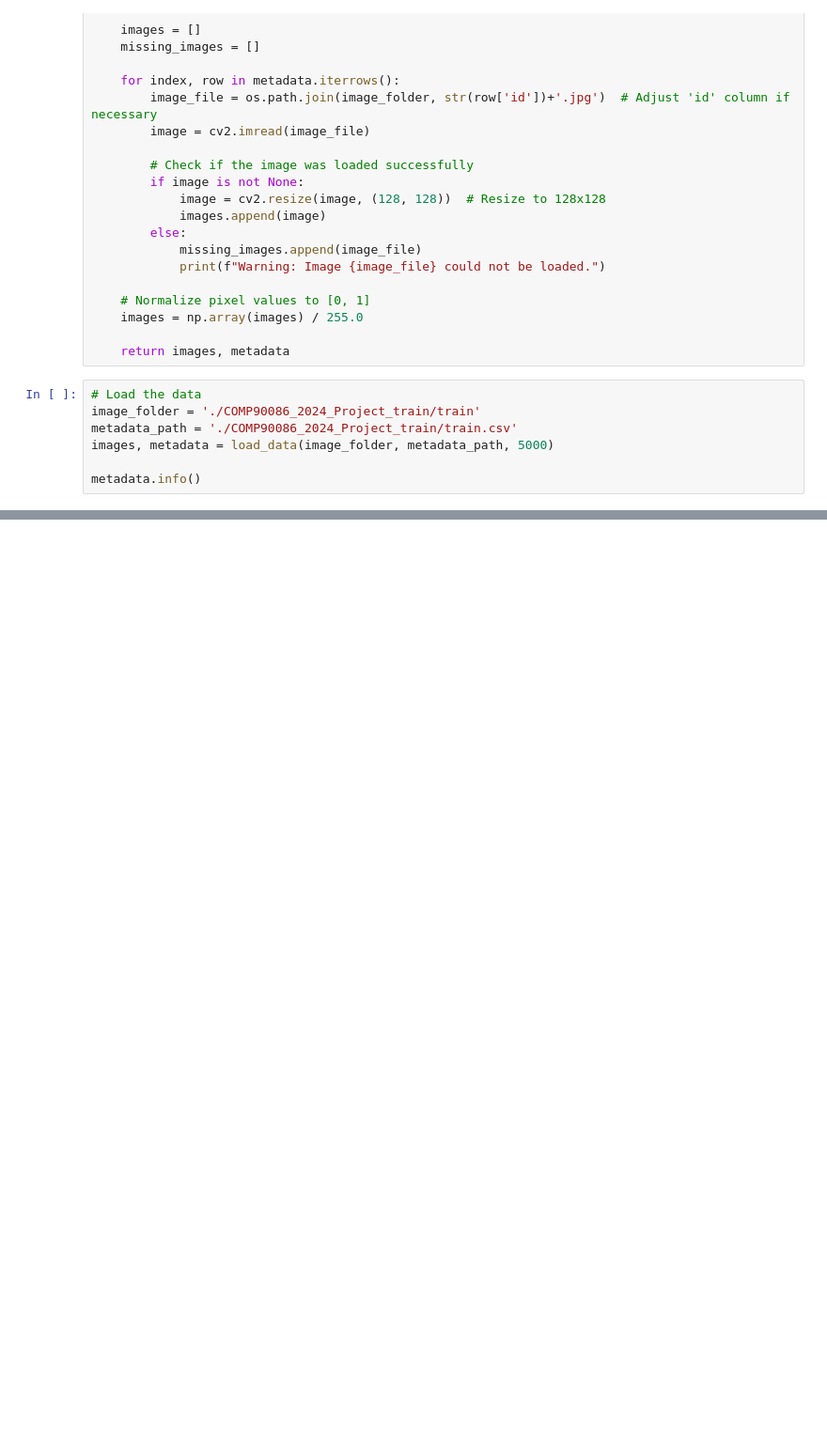
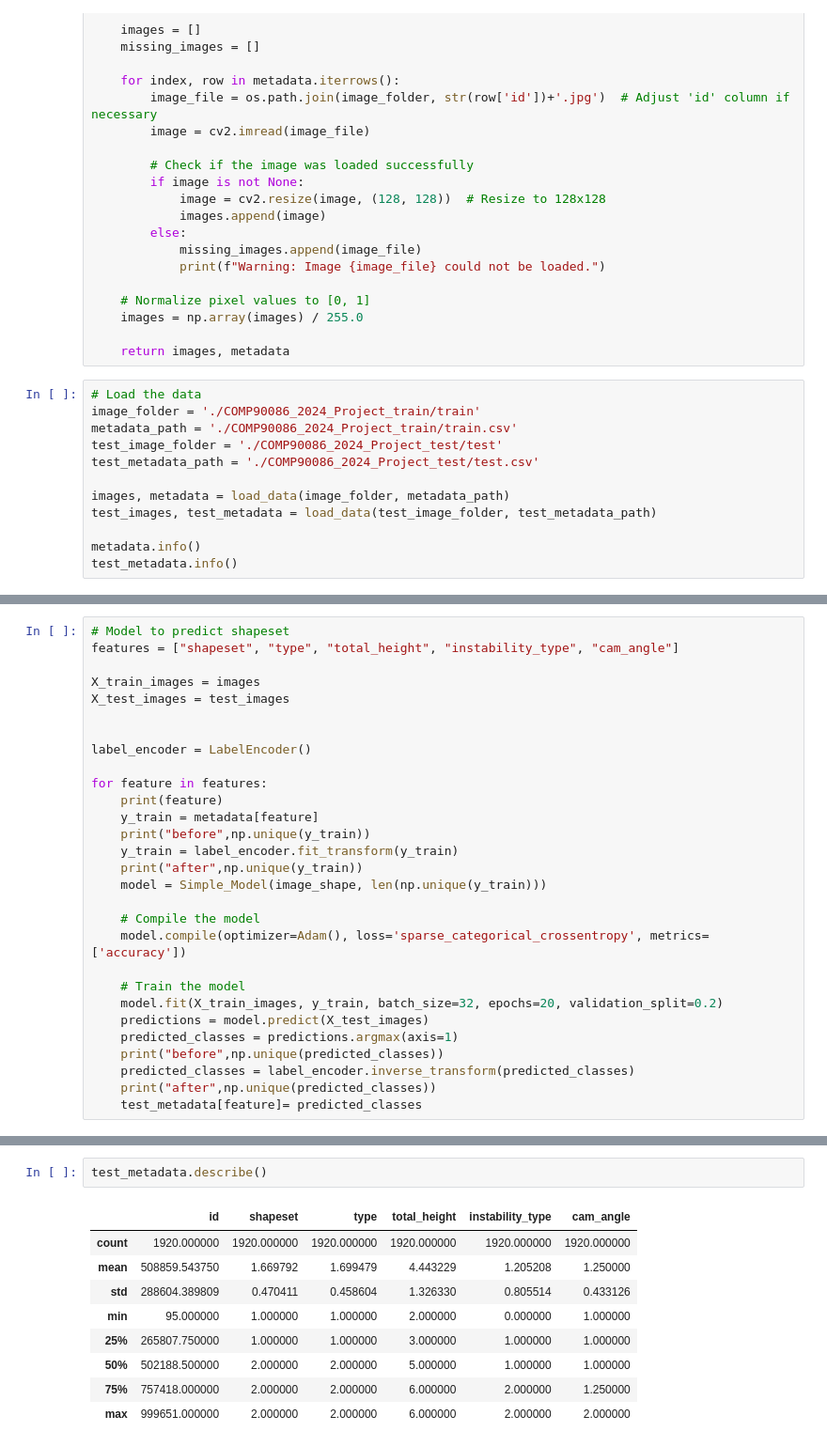
Before and after one commit to riwazudas/ComputerVisionProject, a Jupyter notebook: simpleNN.ipynb, the cells around one changed output, grey strips where cells are left out. Shown: that part at 94% size. Drawn from its saved outputs; the diff is of its cells as text; blank space fills up the shorter version.

Commit message:
added metadata models

```diff
--- a/simpleNN.ipynb
+++ b/simpleNN.ipynb
@@ -45,8 +46,13 @@ def load_data(image_folder, metadata_path, num_samples=None):
 # Load the data
 image_folder = './COMP90086_2024_Project_train/train'
 metadata_path = './COMP90086_2024_Project_train/train.csv'
-images, metadata = load_data(image_folder, metadata_path, 5000)
+test_image_folder = './COMP90086_2024_Project_test/test'
+test_metadata_path = './COMP90086_2024_Project_test/test.csv'
+
+images, metadata = load_data(image_folder, metadata_path)
+test_images, test_metadata = load_data(test_image_folder, test_metadata_path)
 
 metadata.info()
+test_metadata.info()
 # %% [output]
 <class 'pandas.core.frame.DataFrame'>
@@ -128,0 +165,29 @@ model.compile(optimizer=Adam(learning_rate=0.001), loss='mean_squared_error', me
+# %%
+# Model to predict shapeset
+features = ["shapeset", "type", "total_height", "instability_type", "cam_angle"]
+
+X_train_images = images
+X_test_images = test_images
+
+
+label_encoder = LabelEncoder()
+
+for feature in features:
+    print(feature)
+    y_train = metadata[feature]
+    print("before",np.unique(y_train))
+    y_train = label_encoder.fit_transform(y_train)
+    print("after",np.unique(y_train))
+    model = Simple_Model(image_shape, len(np.unique(y_train)))
+
+    # Compile the model
+    model.compile(optimizer=Adam(), loss='sparse_categorical_crossentropy', metrics=['accuracy'])
+
+    # Train the model
+    model.fit(X_train_images, y_train, batch_size=32, epochs=20, validation_split=0.2)
+    predictions = model.predict(X_test_images)
+    predicted_classes = predictions.argmax(axis=1)
+    print("before",np.unique(predicted_classes))
+    predicted_classes = label_encoder.inverse_transform(predicted_classes)
+    print("after",np.unique(predicted_classes))
+    test_metadata[feature]= predicted_classes
@@ -128,0 +212,12 @@ model.compile(optimizer=Adam(learning_rate=0.001), loss='mean_squared_error', me
+# %%
+test_metadata.describe()
+# %% [output]
+|  | id | shapeset | type | total_height | instability_type | cam_angle |
+| count | 1920.000000 | 1920.000000 | 1920.000000 | 1920.000000 | 1920.000000 | 1920.000000 |
+| mean | 508859.543750 | 1.669792 | 1.699479 | 4.443229 | 1.205208 | 1.250000 |
+| std | 288604.389809 | 0.470411 | 0.458604 | 1.326330 | 0.805514 | 0.433126 |
+| min | 95.000000 | 1.000000 | 1.000000 | 2.000000 | 0.000000 | 1.000000 |
+| 25% | 265807.750000 | 1.000000 | 1.000000 | 3.000000 | 1.000000 | 1.000000 |
+| 50% | 502188.500000 | 2.000000 | 2.000000 | 5.000000 | 1.000000 | 1.000000 |
+| 75% | 757418.000000 | 2.000000 | 2.000000 | 6.000000 | 2.000000 | 1.250000 |
+| max | 999651.000000 | 2.000000 | 2.000000 | 6.000000 | 2.000000 | 2.000000 |
```
Also changed, not shown: parts of 19 cells of this notebook.
